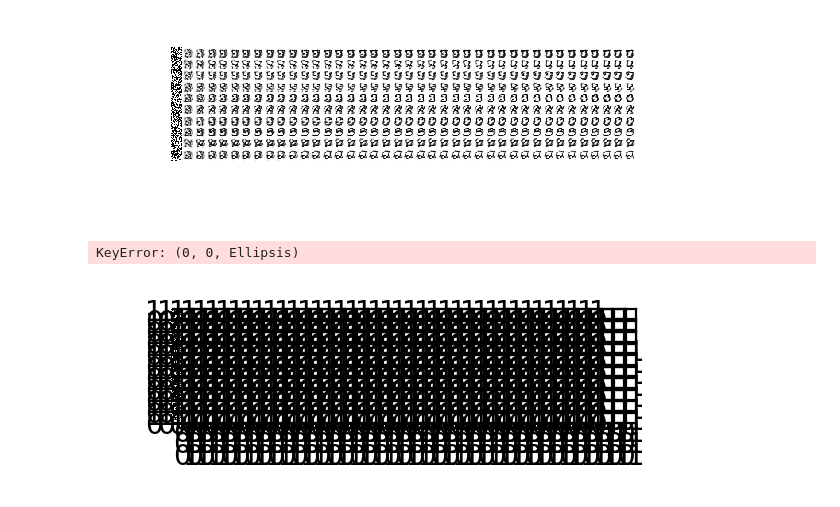
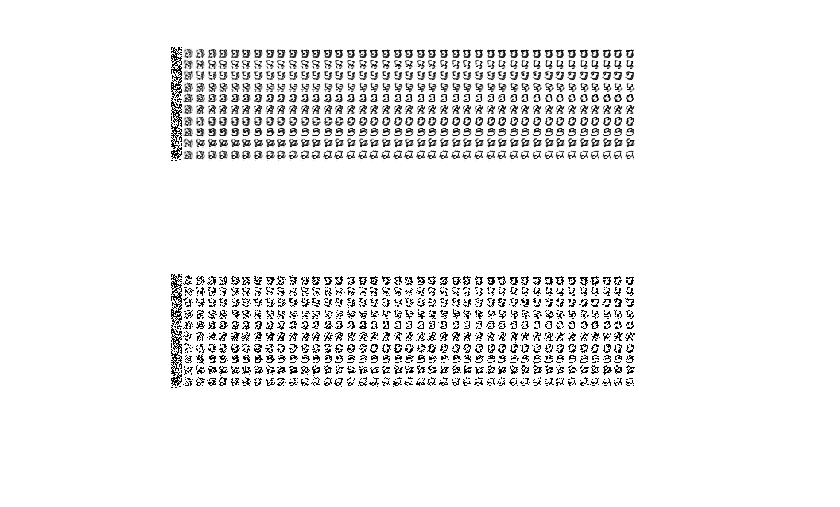
Before and after one commit to briantimar/denoising-rbms, a Jupyter notebook: plot_results_clean_nonpersistent.ipynb, the cells around one changed output. Saved outputs shown, nothing was run; the diff lists cells and outputs as text; code cells hidden in the pictures.

```diff
--- a/plot_results_clean_nonpersistent.ipynb
+++ b/plot_results_clean_nonpersistent.ipynb
@@ -45,7 +45,7 @@ snapshots_randseed = np.reshape(np.asarray([samples_randseed[k]['samples'] for k
 probs_randseed = np.reshape(np.asarray([samples_randseed[k]['probs'] for k in range(numsamples)]),
                                     (numsamples,nseed, 28,28))
 # %%
-def do_sampling_plot(images, seeds, numtoplot=10):
+def do_sampling_plot(images, seeds, numtoplot=10, dpi=200):
     fig, axes = plt.subplots(nseed, numtoplot,figsize=(3,3*(nseed/numtoplot)),dpi=200)
     for ii in range(numtoplot):
         for jj in range(nseed):
@@ -74,8 +74,7 @@ fig.savefig(savedir+"trained_probs_randseed.png")
 # %% [output]
 [figure]
 # %%
-fig, ax = do_sampling_plot(samples_randseed, randseeds,numtoplot=40)
+fig, ax = do_sampling_plot(snapshots_randseed, randseeds,numtoplot=40)
 fig.savefig(savedir+"trained_samples_randseed.png")
 # %% [output]
-KeyError: (0, 0, Ellipsis)
-[figure, old version]
+[figure, new version]
```
Also changed, not shown: parts of 1 cell of this notebook, 15 other files.
